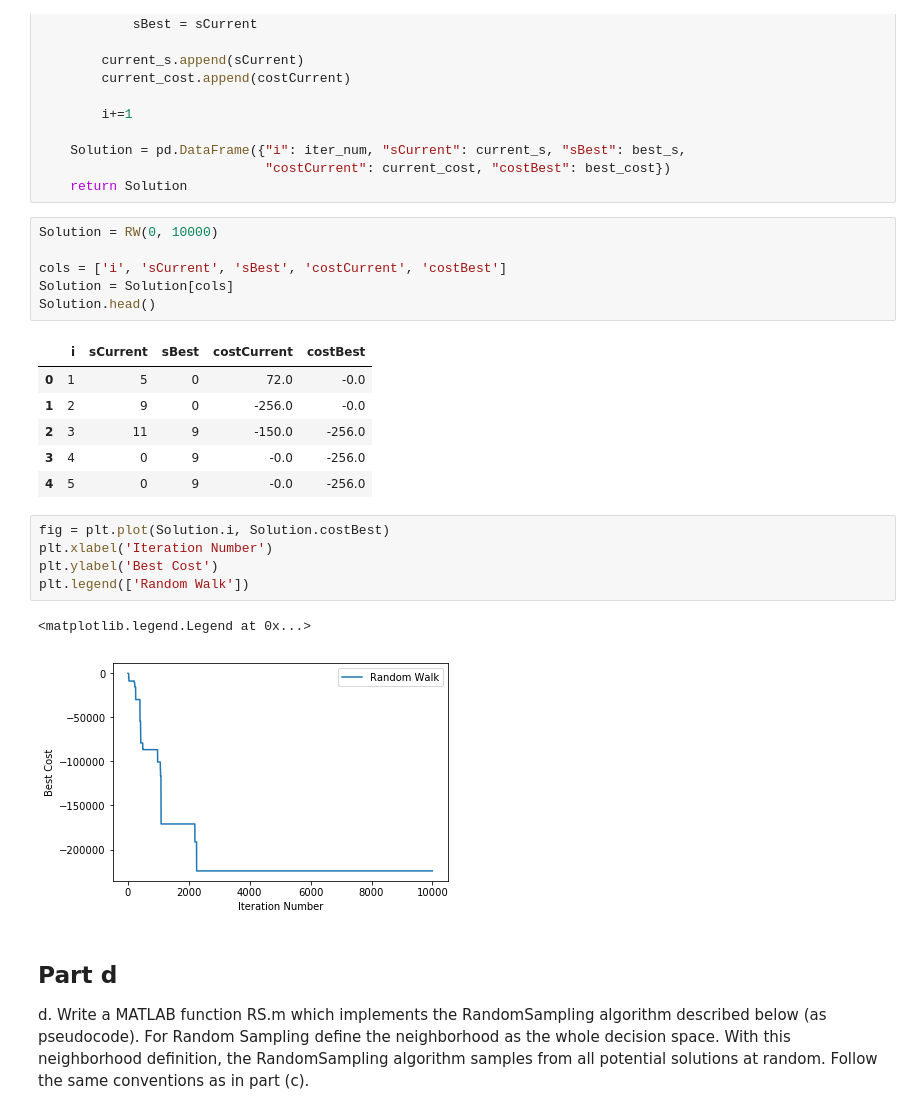
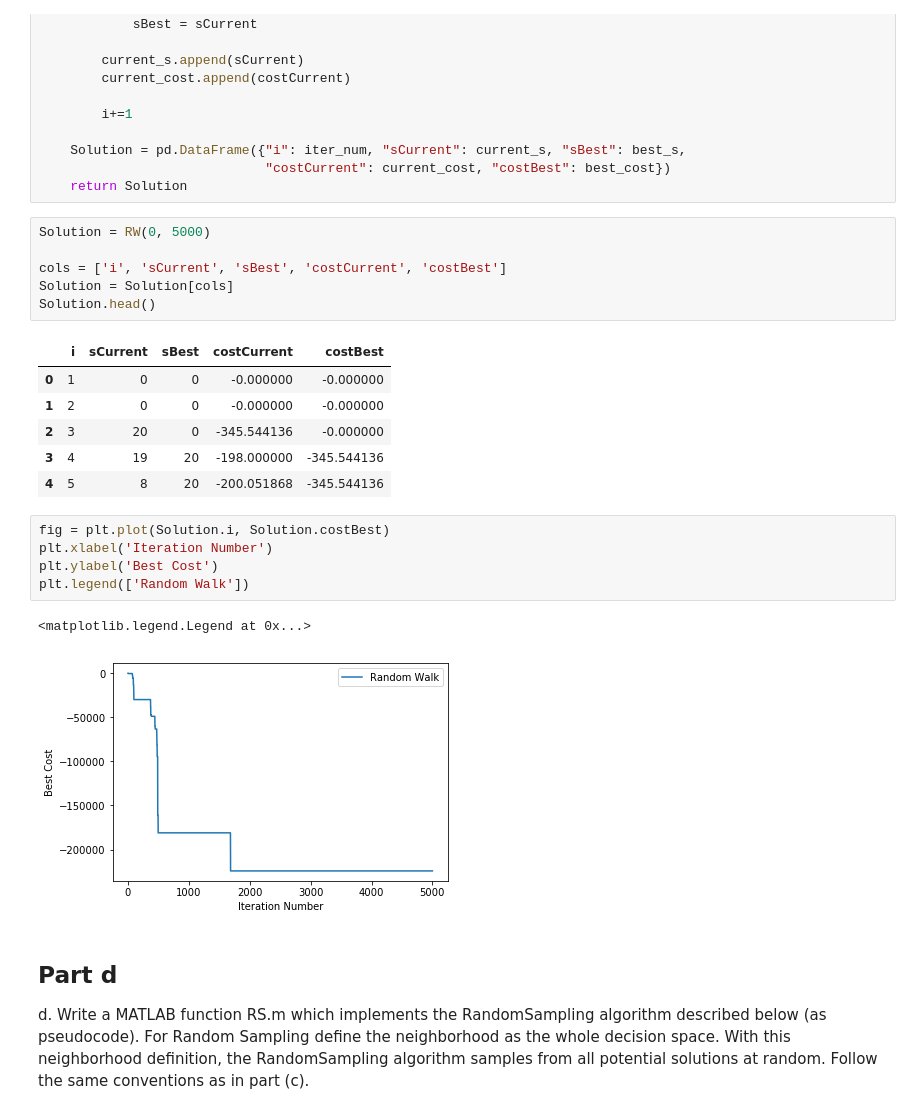
Before and after one commit to aloisiusStephen/IE6511_HW, a Jupyter notebook: Homework 1.ipynb, the cells around one changed output. Drawn from its saved outputs; the diff is of its cells as text.

```diff
--- a/Homework 1.ipynb
+++ b/Homework 1.ipynb
@@ -102,18 +102,18 @@ def RW(sInitial, maxIter):
                              "costCurrent": current_cost, "costBest": best_cost})
     return Solution
 # %%
-Solution = RW(0, 10000)
+Solution = RW(0, 5000)
 
 cols = ['i', 'sCurrent', 'sBest', 'costCurrent', 'costBest']
 Solution = Solution[cols]
 Solution.head()
 # %% [output]
 |  | i | sCurrent | sBest | costCurrent | costBest |
-| 0 | 1 | 5 | 0 | 72.0 | -0.0 |
-| 1 | 2 | 9 | 0 | -256.0 | -0.0 |
-| 2 | 3 | 11 | 9 | -150.0 | -256.0 |
-| 3 | 4 | 0 | 9 | -0.0 | -256.0 |
-| 4 | 5 | 0 | 9 | -0.0 | -256.0 |
+| 0 | 1 | 0 | 0 | -0.000000 | -0.000000 |
+| 1 | 2 | 0 | 0 | -0.000000 | -0.000000 |
+| 2 | 3 | 20 | 0 | -345.544136 | -0.000000 |
+| 3 | 4 | 19 | 20 | -198.000000 | -345.544136 |
+| 4 | 5 | 8 | 20 | -200.051868 | -345.544136 |
 # %%
 fig = plt.plot(Solution.i, Solution.costBest)
 plt.xlabel('Iteration Number')
@@ -121,7 +121,7 @@ plt.ylabel('Best Cost')
 plt.legend(['Random Walk'])
 # %% [output]
 <matplotlib.legend.Legend at 0x...>
-[figure, old version]
+[figure, new version]
 # %% [markdown]
 ## Part d
 d.	Write a MATLAB function RS.m which implements the RandomSampling algorithm described below (as pseudocode).  For Random Sampling define the neighborhood as the whole decision space.  With this neighborhood definition, the RandomSampling algorithm samples from all potential solutions at random. Follow the same conventions as in part (c).
```
Also changed, not shown: parts of 3 cells of this notebook.
